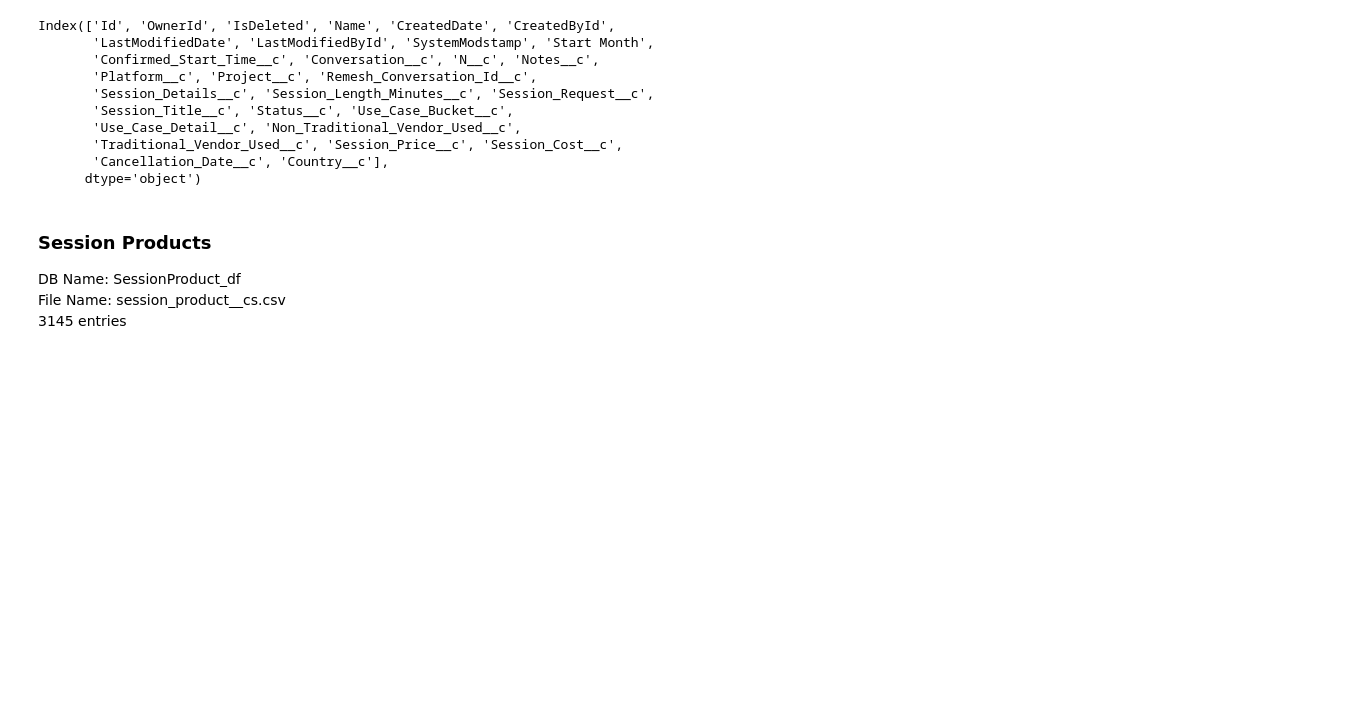
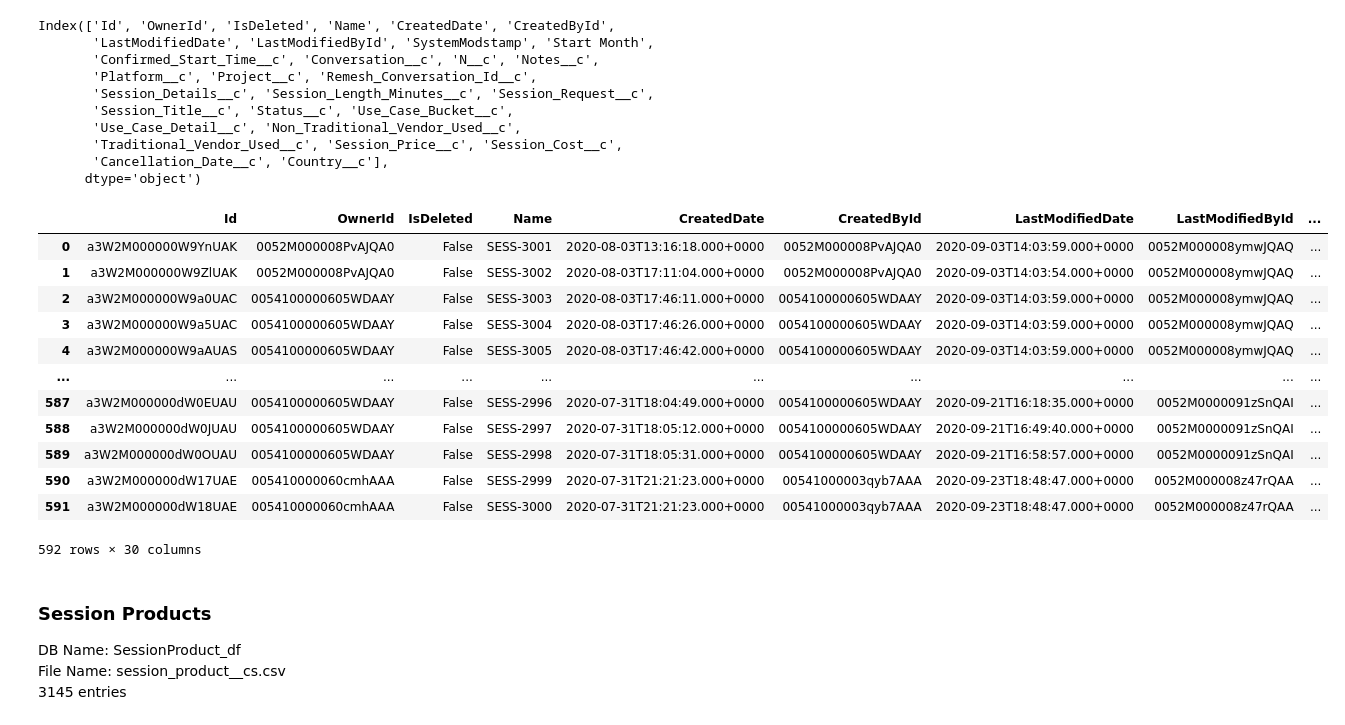
Before and after one commit to meaganlazer/Sales_Funnel, a Jupyter notebook: Binterview.ipynb, the cells around one changed output. Saved outputs shown, nothing was run; the diff lists cells and outputs as text; code cells hidden in the pictures; blank space fills up the shorter version.

```diff
--- a/Binterview.ipynb
+++ b/Binterview.ipynb
@@ -200,6 +210,22 @@ Index(['Id', 'OwnerId', 'IsDeleted', 'Name', 'CreatedDate', 'CreatedById',
        'Traditional_Vendor_Used__c', 'Session_Price__c', 'Session_Cost__c',
        'Cancellation_Date__c', 'Country__c'],
       dtype='object')
+# %%
+session_cs_df
+# %% [output]
+|  | Id | OwnerId | IsDeleted | Name | CreatedDate | CreatedById | LastModifiedDate | LastModifiedById | ... |
+| 0 | a3W2M000000W9YnUAK | 0052M000008PvAJQA0 | False | SESS-3001 | 2020-08-03T13:16:18.000+0000 | 0052M000008PvAJQA0 | 2020-09-03T14:03:59.000+0000 | 0052M000008ymwJQAQ | ... |
+| 1 | a3W2M000000W9ZlUAK | 0052M000008PvAJQA0 | False | SESS-3002 | 2020-08-03T17:11:04.000+0000 | 0052M000008PvAJQA0 | 2020-09-03T14:03:54.000+0000 | 0052M000008ymwJQAQ | ... |
+| 2 | a3W2M000000W9a0UAC | 0054100000605WDAAY | False | SESS-3003 | 2020-08-03T17:46:11.000+0000 | 0054100000605WDAAY | 2020-09-03T14:03:59.000+0000 | 0052M000008ymwJQAQ | ... |
+| 3 | a3W2M000000W9a5UAC | 0054100000605WDAAY | False | SESS-3004 | 2020-08-03T17:46:26.000+0000 | 0054100000605WDAAY | 2020-09-03T14:03:59.000+0000 | 0052M000008ymwJQAQ | ... |
+| 4 | a3W2M000000W9aAUAS | 0054100000605WDAAY | False | SESS-3005 | 2020-08-03T17:46:42.000+0000 | 0054100000605WDAAY | 2020-09-03T14:03:59.000+0000 | 0052M000008ymwJQAQ | ... |
+| ... | ... | ... | ... | ... | ... | ... | ... | ... | ... |
+| 587 | a3W2M000000dW0EUAU | 0054100000605WDAAY | False | SESS-2996 | 2020-07-31T18:04:49.000+0000 | 0054100000605WDAAY | 2020-09-21T16:18:35.000+0000 | 0052M0000091zSnQAI | ... |
+| 588 | a3W2M000000dW0JUAU | 0054100000605WDAAY | False | SESS-2997 | 2020-07-31T18:05:12.000+0000 | 0054100000605WDAAY | 2020-09-21T16:49:40.000+0000 | 0052M0000091zSnQAI | ... |
+| 589 | a3W2M000000dW0OUAU | 0054100000605WDAAY | False | SESS-2998 | 2020-07-31T18:05:31.000+0000 | 0054100000605WDAAY | 2020-09-21T16:58:57.000+0000 | 0052M0000091zSnQAI | ... |
+| 590 | a3W2M000000dW17UAE | 005410000060cmhAAA | False | SESS-2999 | 2020-07-31T21:21:23.000+0000 | 00541000003qyb7AAA | 2020-09-23T18:48:47.000+0000 | 0052M000008z47rQAA | ... |
+| 591 | a3W2M000000dW18UAE | 005410000060cmhAAA | False | SESS-3000 | 2020-07-31T21:21:23.000+0000 | 00541000003qyb7AAA | 2020-09-23T18:48:47.000+0000 | 0052M000008z47rQAA | ... |
+592 rows × 30 columns
 # %% [markdown]
 ### Session Products <br />
 DB Name: SessionProduct_df <br />
```
Also changed, not shown: parts of 8 cells of this notebook.
